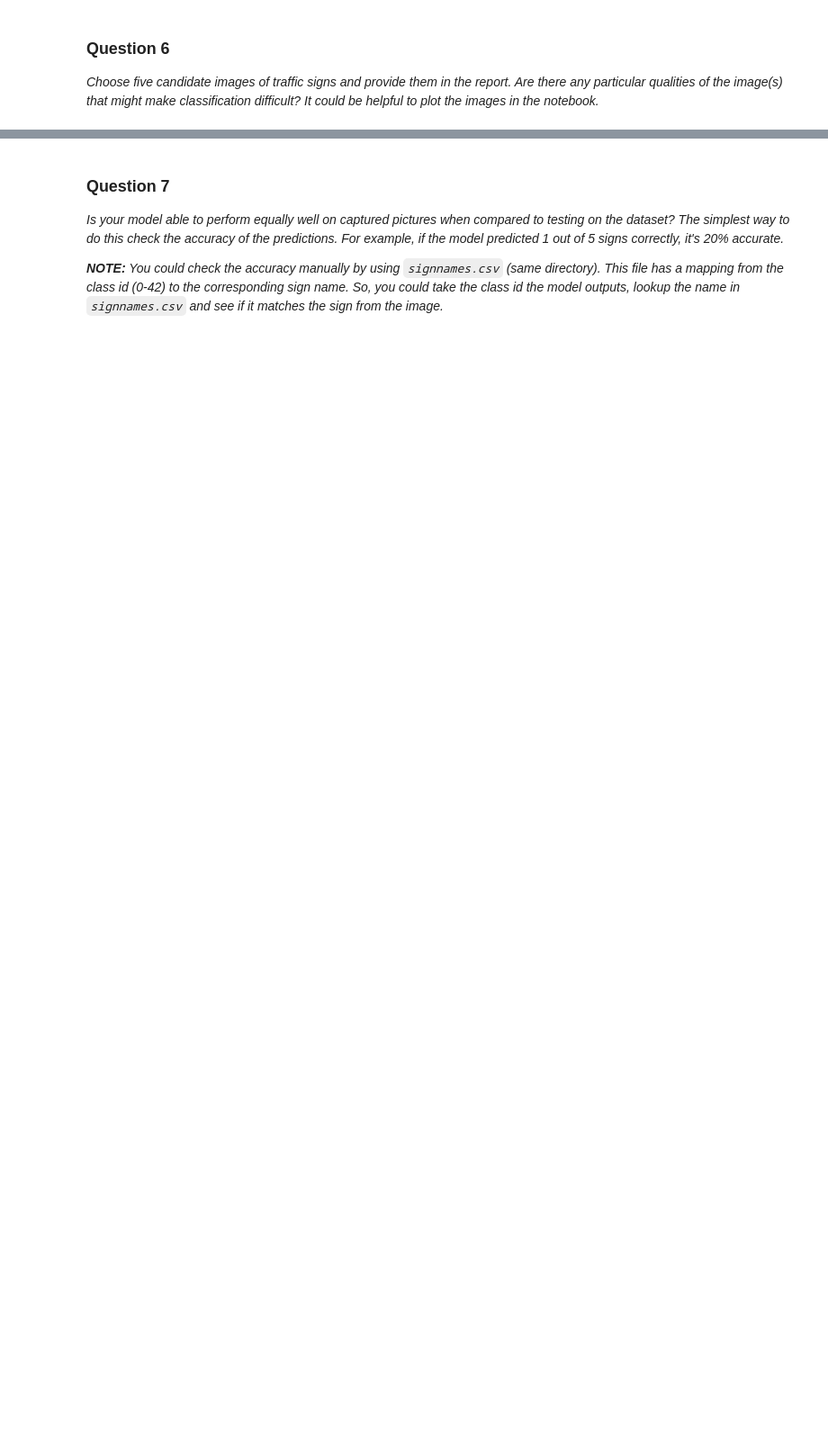
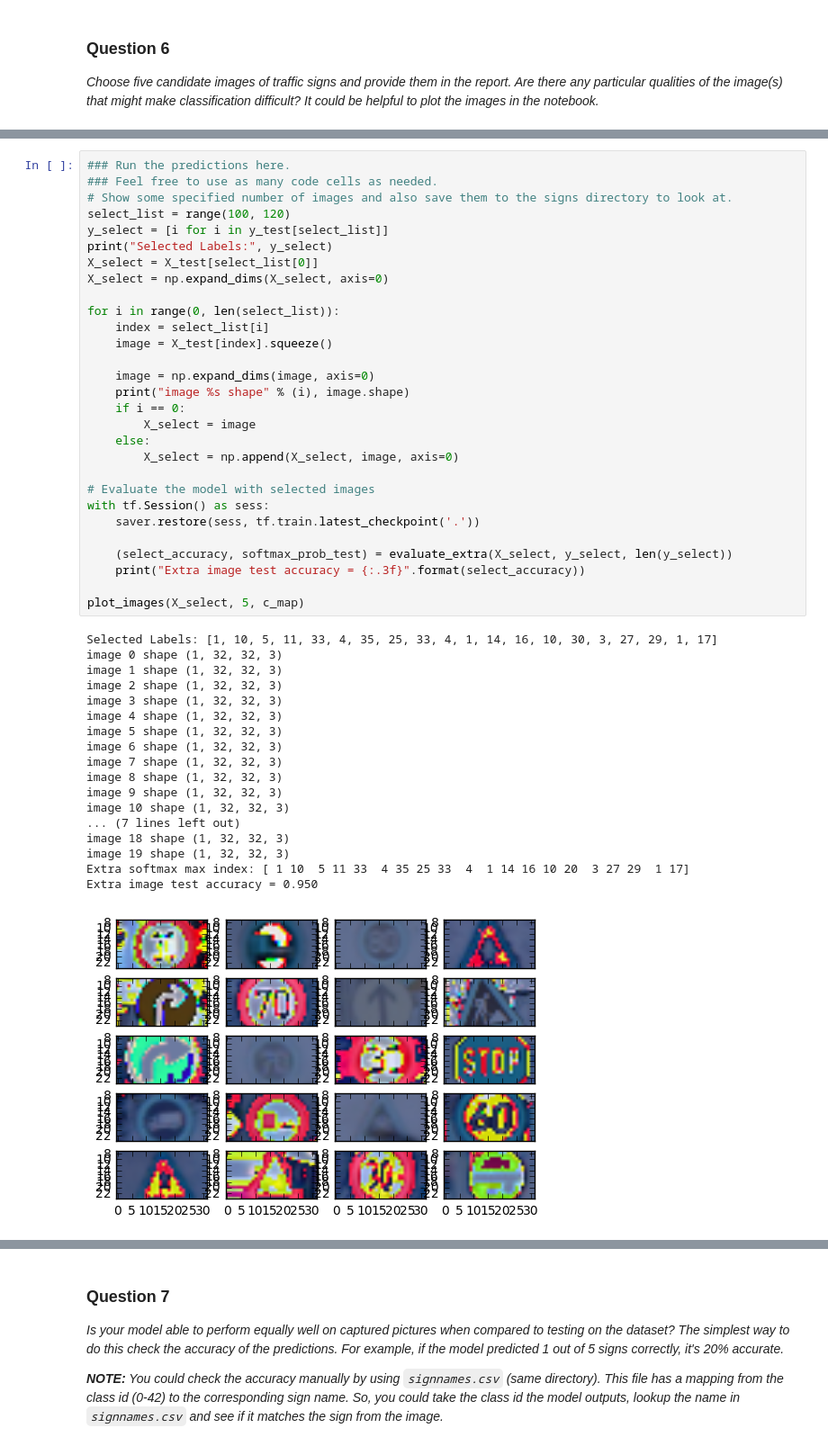
Before and after one commit to qpham01/udacity, a Jupyter notebook: sdcnd/CarND-Traffic-Sign-Classifier-Project/Traffic_Sign_Classifier.ipynb, the cells around one changed output, grey strips where cells are left out. Shown at 90% size. Drawn from its saved outputs; the diff is of its cells as text; blank space fills up the shorter version.

```diff
--- a/sdcnd/CarND-Traffic-Sign-Classifier-Project/Traffic_Sign_Classifier.ipynb
+++ b/sdcnd/CarND-Traffic-Sign-Classifier-Project/Traffic_Sign_Classifier.ipynb
@@ -606 +670,49 @@ _Choose five candidate images of traffic signs and provide them in the report. A
+# %%
+### Run the predictions here.
+### Feel free to use as many code cells as needed.
+# Show some specified number of images and also save them to the signs directory to look at.
+select_list = range(100, 120)
+y_select = [i for i in y_test[select_list]]
+print("Selected Labels:", y_select)
+X_select = X_test[select_list[0]]
+X_select = np.expand_dims(X_select, axis=0)
+
+for i in range(0, len(select_list)):
+    index = select_list[i]
+    image = X_test[index].squeeze()
+
+    image = np.expand_dims(image, axis=0)
+    print("image %s shape" % (i), image.shape)
+    if i == 0:
+        X_select = image
+    else:
+        X_select = np.append(X_select, image, axis=0)
+
+# Evaluate the model with selected images
+with tf.Session() as sess:
+    saver.restore(sess, tf.train.latest_checkpoint('.'))
+
+    (select_accuracy, softmax_prob_test) = evaluate_extra(X_select, y_select, len(y_select))
+    print("Extra image test accuracy = {:.3f}".format(select_accuracy))
+
+plot_images(X_select, 5, c_map)
+# %% [output]
+Selected Labels: [1, 10, 5, 11, 33, 4, 35, 25, 33, 4, 1, 14, 16, 10, 30, 3, 27, 29, 1, 17]
+image 0 shape (1, 32, 32, 3)
+image 1 shape (1, 32, 32, 3)
+image 2 shape (1, 32, 32, 3)
+image 3 shape (1, 32, 32, 3)
+image 4 shape (1, 32, 32, 3)
+image 5 shape (1, 32, 32, 3)
+image 6 shape (1, 32, 32, 3)
+image 7 shape (1, 32, 32, 3)
+image 8 shape (1, 32, 32, 3)
+image 9 shape (1, 32, 32, 3)
+image 10 shape (1, 32, 32, 3)
+... (7 lines left out)
+image 18 shape (1, 32, 32, 3)
+image 19 shape (1, 32, 32, 3)
+Extra softmax max index: [ 1 10  5 11 33  4 35 25 33  4  1 14 16 10 20  3 27 29  1 17]
+Extra image test accuracy = 0.950
+[figure, added]
 # %%
```
Also changed, not shown: parts of 24 cells of this notebook, 1 other file.
